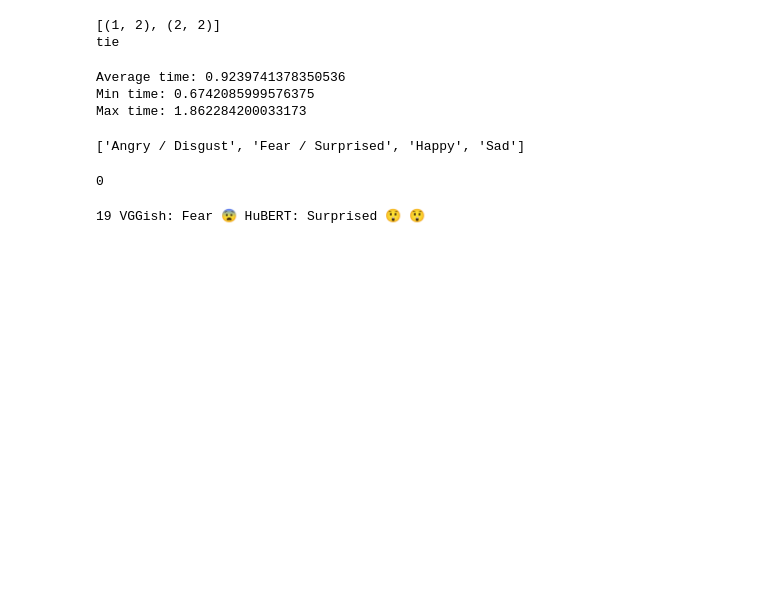
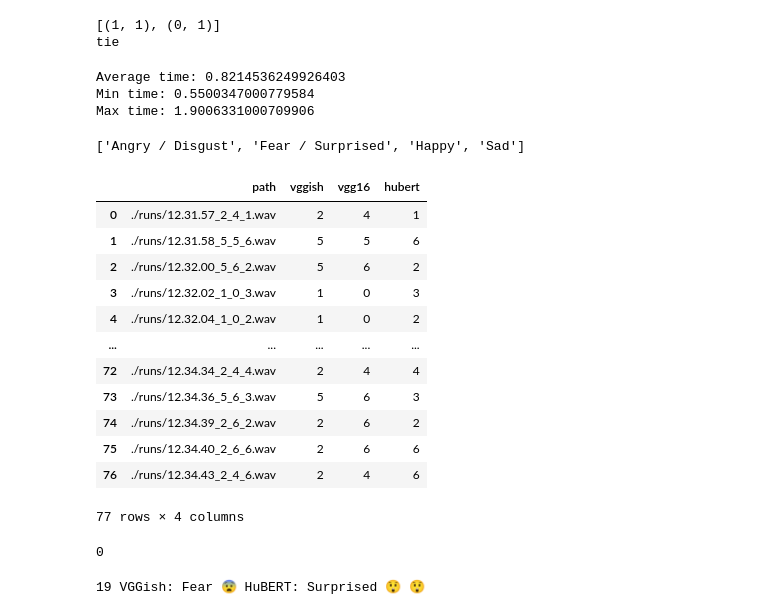
Before and after one commit to SaminYaser-work/Real-Time-Speech-Emotion-Recognition, a Jupyter notebook: eval.ipynb, the cells around one changed output. Saved outputs shown, nothing was run; the diff lists cells and outputs as text; code cells hidden in the pictures; blank space fills up the shorter version.

```diff
--- a/eval.ipynb
+++ b/eval.ipynb
@@ -12,7 +12,7 @@ import matplotlib.pyplot as plt
 # %%
 from collections import Counter
 
-x = [1, 1, 2,2, 3]
+x = [1, 0, 2, 3]
 
 counts = Counter(x)
 m = counts.most_common(2)
@@ -20,8 +20,10 @@ print(m)
 
 if m[0][1] == m[1][1]:
     print('tie')
+else:
+    print('not tie')
 # %% [output]
-[(1, 2), (2, 2)]
+[(1, 1), (0, 1)]
 tie
 # %%
 with open('logs.txt', 'r') as f:
@@ -34,12 +36,12 @@ print(f'Average time: {np.mean(lines)}')
 print(f'Min time: {np.min(lines)}')
 print(f'Max time: {np.max(lines)}')
 
-with open('logs.pkl', 'wb') as f:
-    pickle.dump(lines, f)
+# with open('logs.pkl', 'wb') as f:
+#     pickle.dump(lines, f)
 # %% [output]
-Average time: 0.9239741378350536
-Min time: 0.6742085999576375
-Max time: 1.862284200033173
+Average time: 0.8214536249926403
+Min time: 0.5500347000779584
+Max time: 1.9006331000709906
 # %%
 # classes = [
 #   "Angry 😠",
@@ -67,19 +69,36 @@ print(labels)
 # %%
 ds = {
     'path': [],
     'vggish': [],
+    'vgg16': [],
     'hubert': [],
 }
 
 for dir, _, files in os.walk('./runs/'):
     for file in files:
         path = os.path.join(dir, file)
-        _, vggish, hubert = file.split('_')
+        _, vggish, vgg16, hubert = file.split('_')
         ds['path'].append(path)
         ds['vggish'].append(vggish)
+        ds['vgg16'].append(vgg16)
         ds['hubert'].append(hubert.removesuffix('.wav'))
 
 df = pd.DataFrame(ds)
+df
+# %% [output]
+|  | path | vggish | vgg16 | hubert |
+| 0 | ./runs/12.31.57_2_4_1.wav | 2 | 4 | 1 |
+| 1 | ./runs/12.31.58_5_5_6.wav | 5 | 5 | 6 |
+| 2 | ./runs/12.32.00_5_6_2.wav | 5 | 6 | 2 |
+| 3 | ./runs/12.32.02_1_0_3.wav | 1 | 0 | 3 |
+| 4 | ./runs/12.32.04_1_0_2.wav | 1 | 0 | 2 |
+| ... | ... | ... | ... | ... |
+| 72 | ./runs/12.34.34_2_4_4.wav | 2 | 4 | 4 |
+| 73 | ./runs/12.34.36_5_6_3.wav | 5 | 6 | 3 |
+| 74 | ./runs/12.34.39_2_6_2.wav | 2 | 6 | 2 |
+| 75 | ./runs/12.34.40_2_6_6.wav | 2 | 6 | 6 |
+| 76 | ./runs/12.34.43_2_4_6.wav | 2 | 4 | 6 |
+77 rows × 4 columns
 # %%
 # import librosa
 
```
Also changed, not shown: parts of 10 cells of this notebook, 6 other files.
